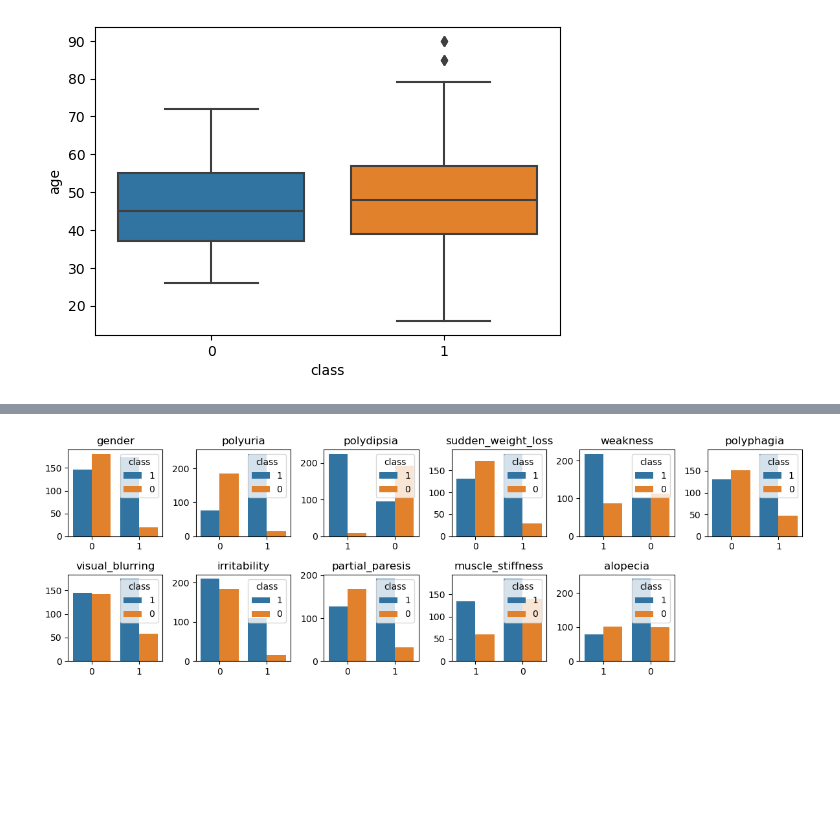
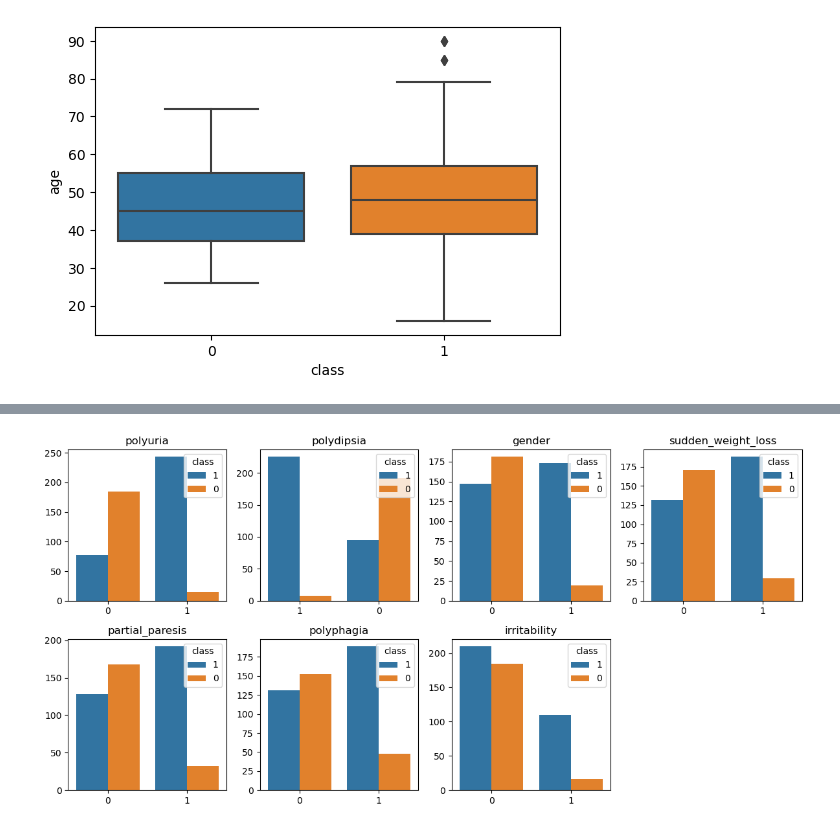
Before and after one commit to mizanto/diabetes-classification, a Jupyter notebook: notebook/main.ipynb, the cells around one changed output, grey strips where cells are left out. Drawn from its saved outputs; the diff is of its cells as text; code cells hidden in the pictures; blank space fills up the shorter version.

```diff
--- a/notebook/main.ipynb
+++ b/notebook/main.ipynb
@@ -85,15 +87,3 @@ cat_variables = ['gender', 'polyuria', 'polydipsia', 'sudden_weight_loss',
                  'weakness', 'polyphagia', 'genital_thrush', 'visual_blurring',
                  'itching', 'irritability', 'delayed_healing', 'partial_paresis',
                  'muscle_stiffness', 'alopecia', 'obesity']
-# %%
-target_variable = 'class'
-corr_with_target = {}
-
-for variable in cat_variables:
-    corr_with_target[variable] = cramers_v(df[variable], df[target_variable])
-
-sorted_corr = sorted(corr_with_target.items(), key=lambda item: item[1], reverse=True)
-
-print("Correlation with target variable 'class':")
-for variable, corr in sorted_corr:
-    print(f"{variable}: {corr:.4f}")
@@ -138,0 +90,11 @@ alopecia: 0.2599
+# %%
+from sklearn.metrics import mutual_info_score
+
+def calculate_mi(series):
+    return mutual_info_score(series, df['class'])
+
+df_mi = df[cat_variables].apply(calculate_mi)
+df_mi = df_mi.sort_values(ascending=False).to_frame(name='MI')
+df_mi_filtered = df_mi[df_mi['MI'] > 0.05]
+significant_variables = df_mi_filtered.index.to_list()
+significant_variables
@@ -144,37 +114,37 @@ def plot_all_categorical_distributions(data, variables, target):
         data[variable] = data[variable].astype(str)
 
     # grid
-    n_cols = 6
+    n_cols = 4
     n_rows = len(variables) // n_cols + (len(variables) % n_cols > 0)
 
     # figures
-    fig, axs = plt.subplots(n_rows, n_cols, figsize=(12, 2 * n_rows))
+    fig, axs = plt.subplots(n_rows, n_cols, figsize=(12, 3 * n_rows))
 
     if n_rows == 1:
         axs = axs.reshape(1, -1)
     elif n_cols == 1:
         axs = axs.reshape(-1, 1)
 
     for i, variable in enumerate(variables):
         row = i // n_cols
         col = i % n_cols
         ax = axs[row, col]
         sns.countplot(x=variable, hue=target, data=data, ax=ax)
         ax.set_title(variable)
         ax.set_xlabel('')
         ax.set_ylabel('')
         ax.legend(title=target, loc='upper right')
 
     for j in range(i + 1, n_rows * n_cols):
         fig.delaxes(axs.flatten()[j])
 
     plt.tight_layout()
     plt.show()
 
-# Вызов функции визуализации
 plot_all_categorical_distributions(df, significant_variables, 'class')
+# plot_all_categorical_distributions(df, df_mi_filtered.index.tolist(), 'class')
 # %% [output]
-[figure, old version]
+[figure, new version]
 # %%
 from sklearn.model_selection import train_test_split
 
```
Also changed, not shown: parts of 11 cells of this notebook.
